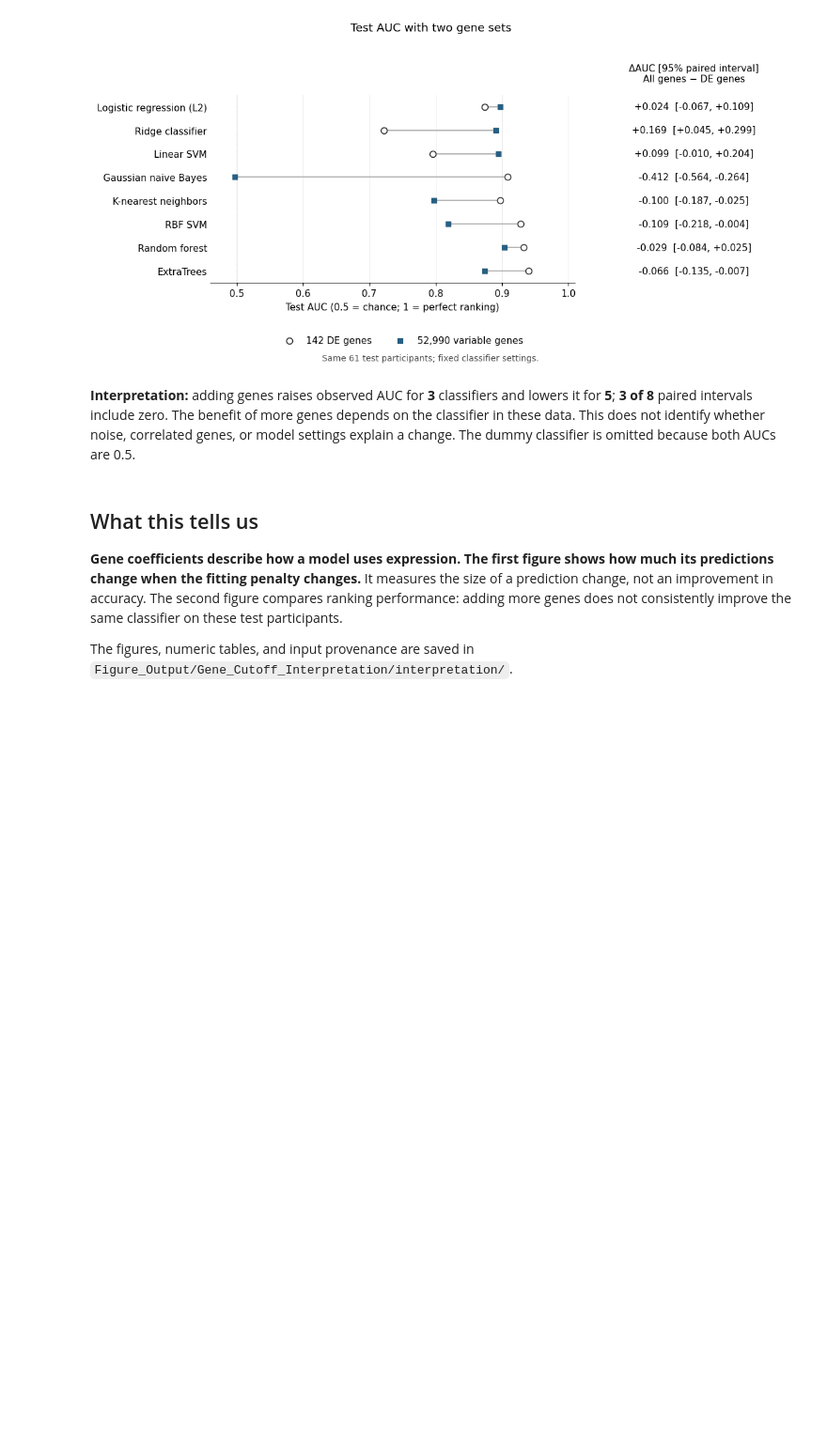
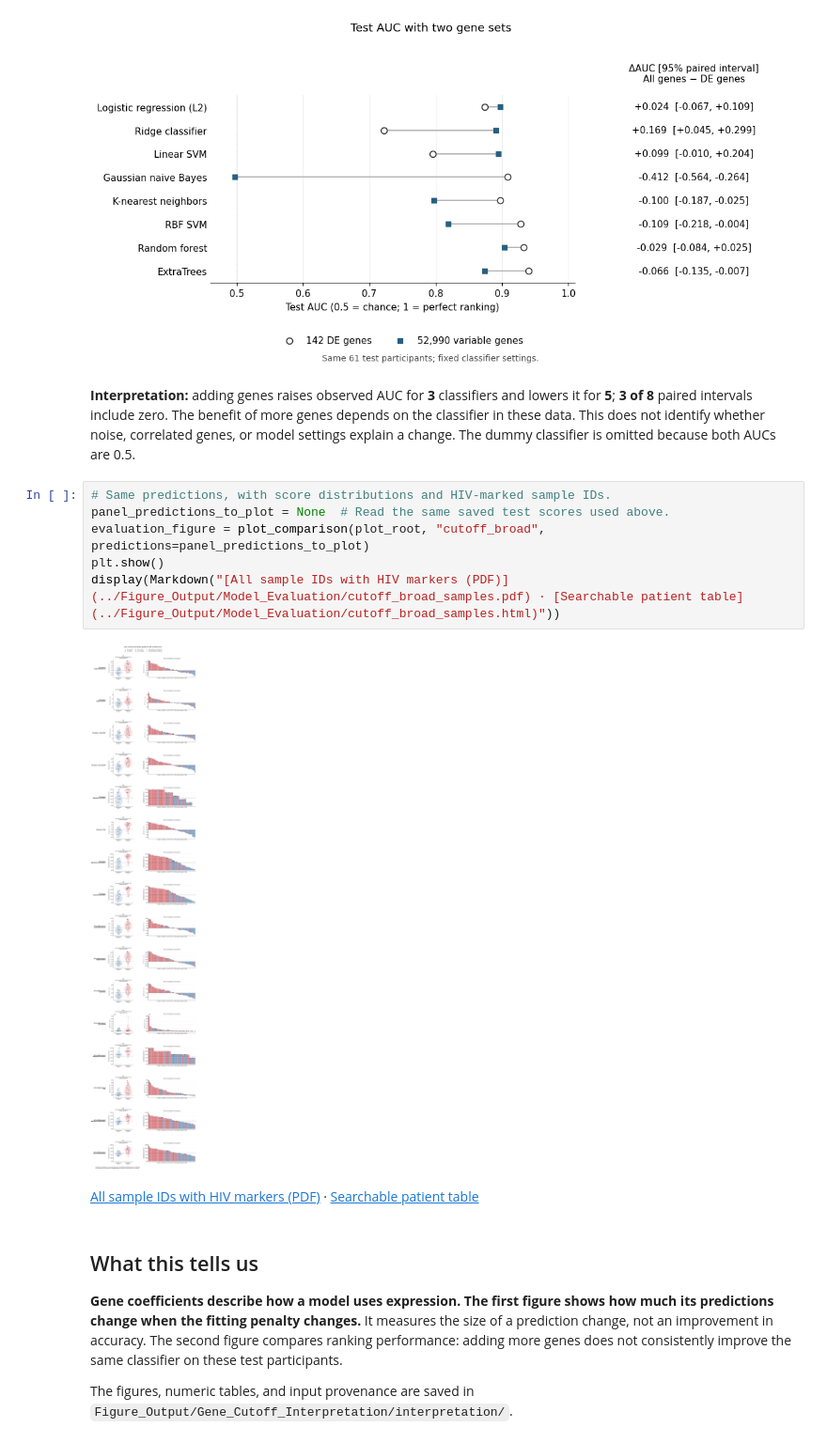
Before and after one commit to alenzimic/cfRNA_TB, a Jupyter notebook: Scripts_For_Manuscript/gene_cutoff_interpretation.ipynb, the cells around one changed output. Shown at 94% size. Drawn from its saved outputs; the diff is of its cells as text; blank space fills up the shorter version.

Commit message:
Add patient-level model evaluation panels with HIV markers

```diff
--- a/Scripts_For_Manuscript/gene_cutoff_interpretation.ipynb
+++ b/Scripts_For_Manuscript/gene_cutoff_interpretation.ipynb
@@ -440,6 +464,15 @@ display(Markdown(
 # %% [output]
 [figure]
 **Interpretation:** adding genes raises observed AUC for **3** classifiers and lowers it for **5**; **3 of 8** paired intervals include zero. The benefit of more genes depends on the classifier in these data. This does not identify whether noise, correlated genes, or model settings explain a change. The dummy classifier is omitted because both AUCs are 0.5.
+# %%
+# Same predictions, with score distributions and HIV-marked sample IDs.
+panel_predictions_to_plot = None  # Read the same saved test scores used above.
+evaluation_figure = plot_comparison(plot_root, "cutoff_broad", predictions=panel_predictions_to_plot)
+plt.show()
+display(Markdown("[All sample IDs with HIV markers (PDF)](../Figure_Output/Model_Evaluation/cutoff_broad_samples.pdf) · [Searchable patient table](../Figure_Output/Model_Evaluation/cutoff_broad_samples.html)"))
+# %% [output]
+[figure, added]
+[All sample IDs with HIV markers (PDF)](../Figure_Output/Model_Evaluation/cutoff_broad_samples.pdf) · [Searchable patient table](../Figure_Output/Model_Evaluation/cutoff_broad_samples.html)
 # %% [markdown]
 ## What this tells us
 
```
Also changed, not shown: parts of 2 cells of this notebook, 7 other files.
